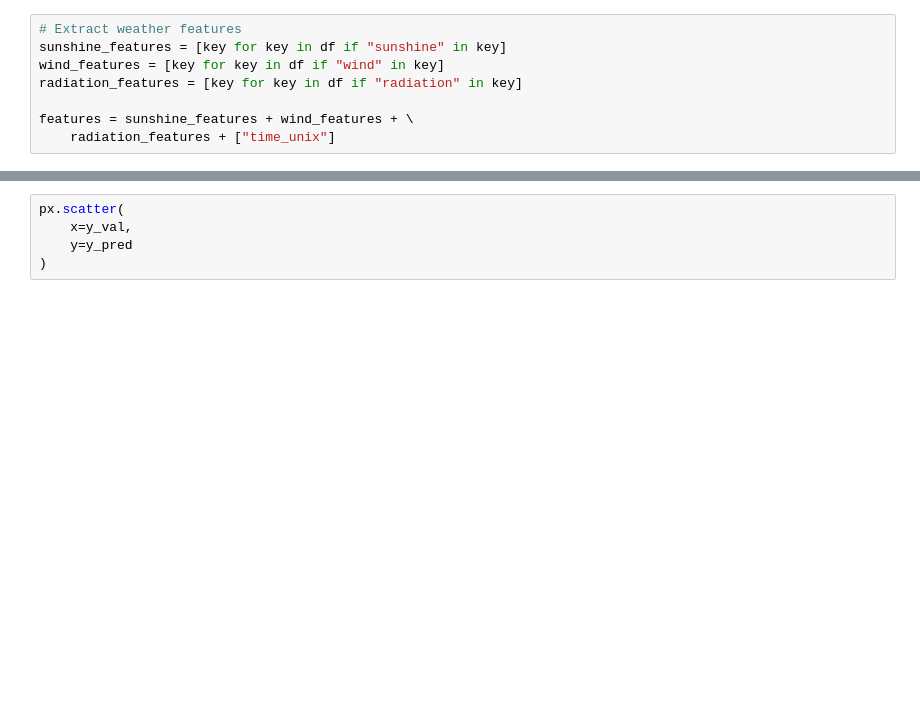
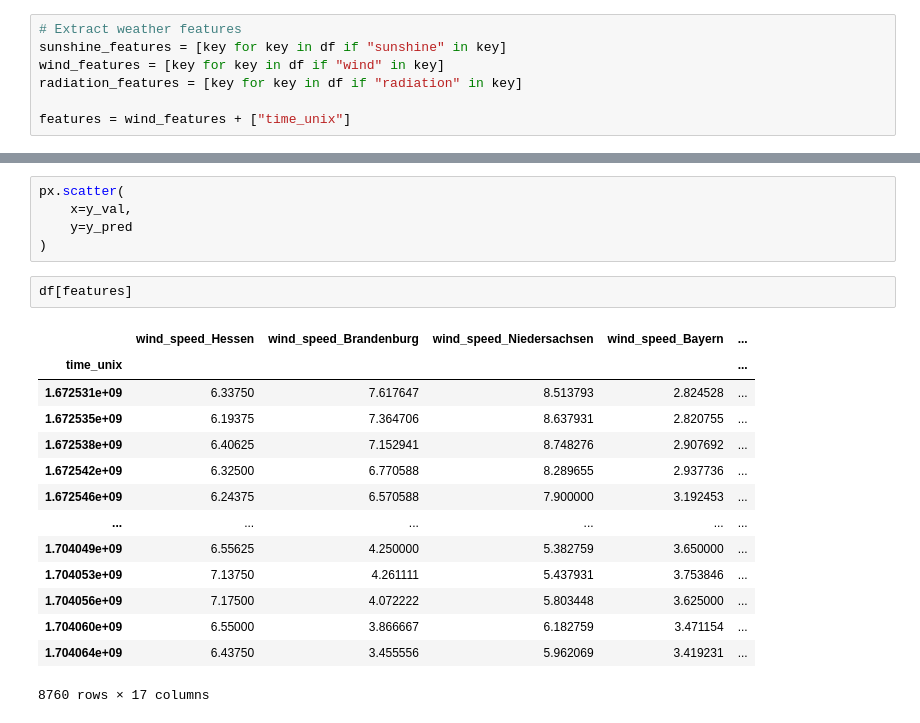
Before and after one commit to cliedl/co2_scheduler, a Jupyter notebook: modeling.ipynb, the cells around one changed output, grey strips where cells are left out. Cells and saved outputs as stored; diff of their text form; blank space fills up the shorter version.

```diff
--- a/modeling.ipynb
+++ b/modeling.ipynb
@@ -55,8 +55,7 @@ sunshine_features = [key for key in df if "sunshine" in key]
 wind_features = [key for key in df if "wind" in key]
 radiation_features = [key for key in df if "radiation" in key]
 
-features = sunshine_features + wind_features + \
-    radiation_features + ["time_unix"]
+features = wind_features + ["time_unix"]
 # %%
 x = df[features]
 y = df["Carbon Intensity gCO₂eq/kWh (LCA)"]
@@ -92,3 +102,20 @@ px.scatter(
     x=y_val,
     y=y_pred
 )
+# %%
+df[features]
+# %% [output]
+|  | wind_speed_Hessen | wind_speed_Brandenburg | wind_speed_Niedersachsen | wind_speed_Bayern | ... |
+| time_unix |  |  |  |  | ... |
+| 1.672531e+09 | 6.33750 | 7.617647 | 8.513793 | 2.824528 | ... |
+| 1.672535e+09 | 6.19375 | 7.364706 | 8.637931 | 2.820755 | ... |
+| 1.672538e+09 | 6.40625 | 7.152941 | 8.748276 | 2.907692 | ... |
+| 1.672542e+09 | 6.32500 | 6.770588 | 8.289655 | 2.937736 | ... |
+| 1.672546e+09 | 6.24375 | 6.570588 | 7.900000 | 3.192453 | ... |
+| ... | ... | ... | ... | ... | ... |
+| 1.704049e+09 | 6.55625 | 4.250000 | 5.382759 | 3.650000 | ... |
+| 1.704053e+09 | 7.13750 | 4.261111 | 5.437931 | 3.753846 | ... |
+| 1.704056e+09 | 7.17500 | 4.072222 | 5.803448 | 3.625000 | ... |
+| 1.704060e+09 | 6.55000 | 3.866667 | 6.182759 | 3.471154 | ... |
+| 1.704064e+09 | 6.43750 | 3.455556 | 5.962069 | 3.419231 | ... |
+8760 rows × 17 columns
```
Also changed, not shown: parts of 1 cell of this notebook, 7 other files.
